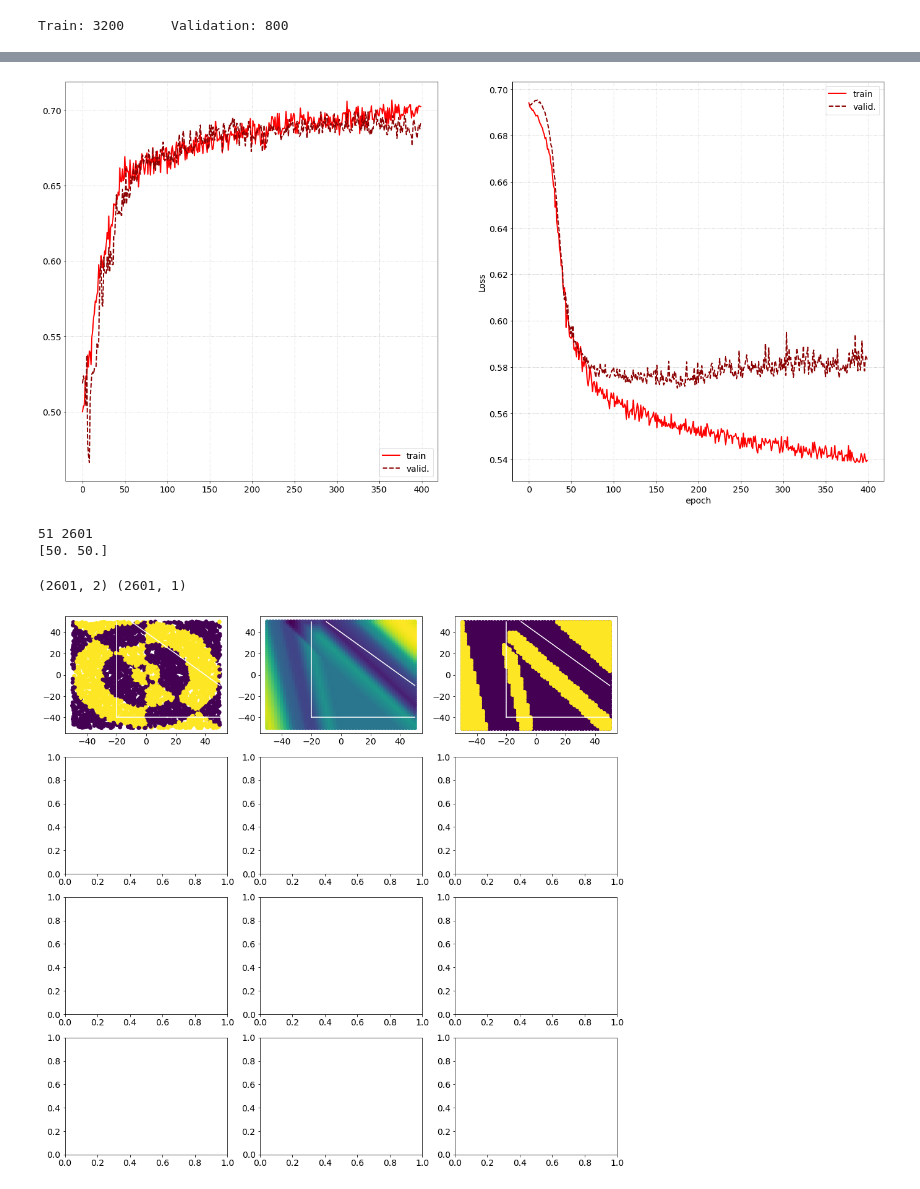
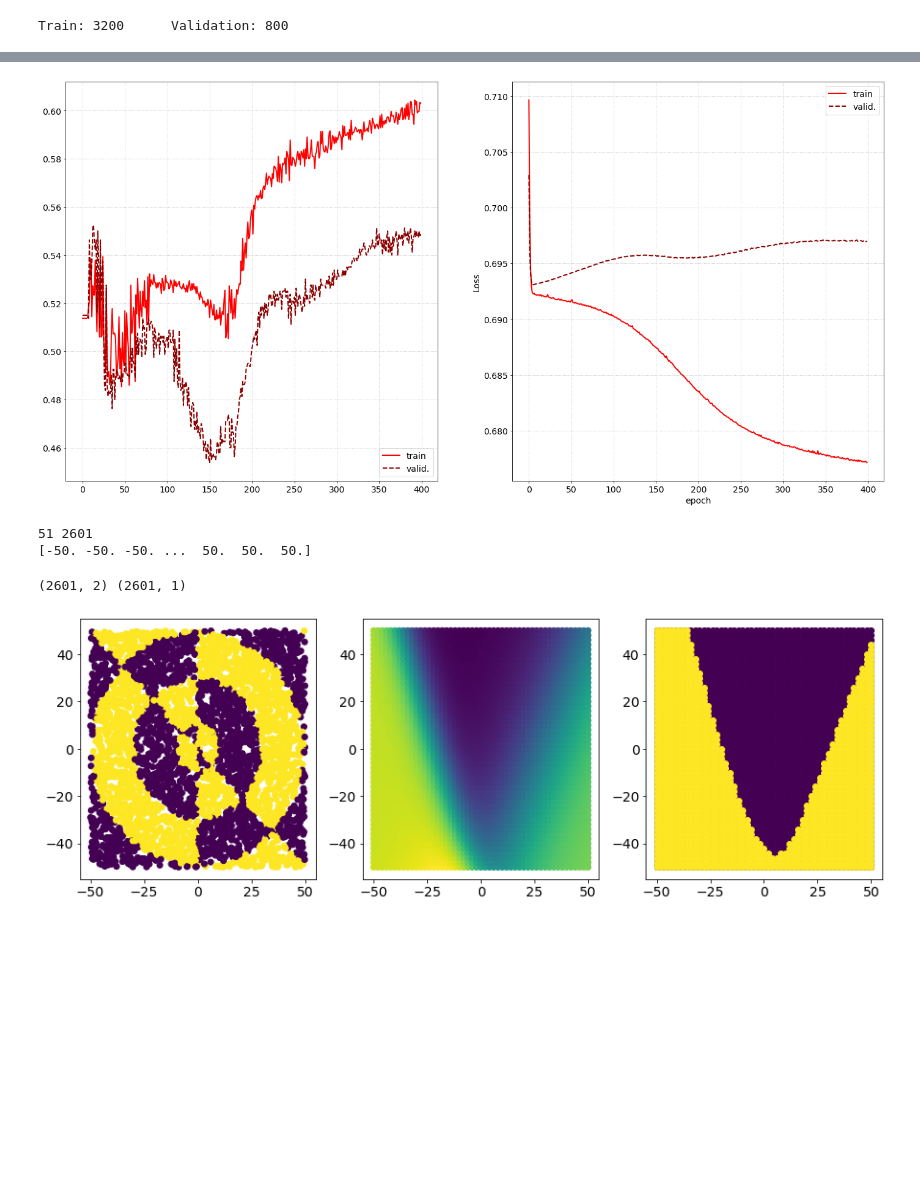
Before and after one commit to aidinattar/LoCP_MODB, a Jupyter notebook: Week2/exercises2.ipynb, the cells around one changed output, grey strips where cells are left out. Cells and saved outputs as stored; diff of their text form; code cells hidden in the pictures; blank space fills up the shorter version.

```diff
--- a/Week2/exercises2.ipynb
+++ b/Week2/exercises2.ipynb
@@ -944,8 +1017,11 @@ CASE = 1
 if CASE==1:
     model = Sequential()
     model.add(Dense(L,input_shape=(L,), activation='relu'))
-    model.add(Dense(20, activation='relu'))
-    model.add(Dense(20, activation='relu'))
+    model.add(Dense(10, activation='relu'))
+    model.add(Dense(10, activation='relu'))
+    model.add(Dropout(0.2)) #more stochastic
+    model.add(Dense(10, activation='relu'))
+    model.add(Dense(10, activation='relu'))
     model.add(Dropout(0.2)) #more stochastic
     model.add(Dense(1, activation='sigmoid'))
     nepoch=400
@@ -1023,7 +1084,7 @@ ax.grid(ls='dotted')
 
 plt.show()
 # %% [output]
-[figure, old version]
+[figure, new version]
 # %%
 dX = 2
 X1 = np.arange(-50,50+dX, dX)
@@ -1035,32 +1096,38 @@ for i in range(LG):
         grid[k,:]=(X1[j],X1[i])
         k=k+1
 print(len(X1),len(grid))
-print(grid[-1])
 
 # RESCALE
-grid_r = grid/50
-pred_diff     = model.predict    (grid_r)
+#grid_r = grid/50
+grid_r = grid.copy()
+print(grid[:,1])
+for i in range( grid.shape[0] ):
+    grid_r[i,:] = (grid[i,0]/np.sqrt(grid[:,0].var()), grid[i,1]/np.sqrt(grid[:,1].var()))
+
+pred     = model.predict    (grid_r)
 # %% [output]
 51 2601
-[50. 50.]
+[-50. -50. -50. ...  50.  50.  50.]
 # %%
 def boundaries():
     ax.plot((-20,-20),(-40,50),c="w")
     ax.plot((-20,50),(-40,-40),c="w")
     ax.plot((-10,50),(50,-10),c="w")
-fig,AX=plt.subplots(4,3,figsize=(16,16))
-ax=AX[0,0]
+fig, AX = plt.subplots(ncols=3, figsize=(15, 5))
+ax=AX[0]
 ax.scatter(x_diff[:,0],x_diff[:,1],c=y_diff)
-boundaries()
-ax=AX[0,1]
-print(grid.shape, pred_diff.shape)
-ax.scatter(grid[:,0],grid[:,1],c=pred_diff[:,0])
-boundaries()
-ax=AX[0,2]
-W1=np.where(pred_diff>0.5)[0]
+#boundaries()
+ax=AX[1]
+print(grid.shape, pred.shape)
+ax.scatter(grid[:,0],grid[:,1],c=pred[:,0])
+#boundaries()
+ax=AX[2]
+W1=np.where(pred>0.5)[0]
 ax.scatter(grid[:,0],grid[:,1],c="#440154")
 ax.scatter(grid[W1,0],grid[W1,1],c="#fde725")
-boundaries()
+#boundaries()
+
+plt.show()
 
 # ax=AX[1,0]
 # ax.scatter(x[:,0],x[:,1],c=y)
@@ -1077,34 +1144,34 @@ boundaries()
 
 # ax=AX[2,0]
 # ax.scatter(x_inc[:,0],x_inc[:,1],c=y_inc)
 # boundaries()
 # ax=AX[2,1]
 # print(grid.shape, pred_inc.shape)
 # ax.scatter(grid[:,0],grid[:,1],c=pred_inc[:,0])
 # boundaries()
 # ax=AX[2,2]
 # W1=np.where(pred_inc>0.5)[0]
 # ax.scatter(grid[:,0],grid[:,1],c="#440154")
 # ax.scatter(grid[W1,0],grid[W1,1],c="#fde725")
 # boundaries()
 
 # ax=AX[3,0]
 # ax.scatter(x_aug[:,0],x_aug[:,1],c=y_aug)
 # boundaries()
 # ax=AX[3,1]
 # print(grid.shape, pred_aug.shape)
 # ax.scatter(grid[:,0],grid[:,1],c=pred_aug[:,0])
 # boundaries()
 # ax=AX[3,2]
 # W1=np.where(pred_aug>0.5)[0]
 # ax.scatter(grid[:,0],grid[:,1],c="#440154")
 # ax.scatter(grid[W1,0],grid[W1,1],c="#fde725")
 # boundaries()
 
 plt.show()
 # %% [output]
 (2601, 2) (2601, 1)
-[figure, old version]
+[figure, new version]
 # %% [markdown]
 <a style='text-decoration:none;line-height:16px;display:flex;color:#5B5B62;padding:10px;justify-content:end;' href='https://deepnote.com?utm_source=created-in-deepnote-cell&projectId=1cb9264e-65a5-431d-a980-16667908489e' target="_blank">
 <img alt='Created in deepnote.com' style='display:inline;max-height:16px;margin:0px;margin-right:7.5px;' src='embedded-picture-1' > </img>
```
Also changed, not shown: parts of 18 cells of this notebook, 2 other files.
